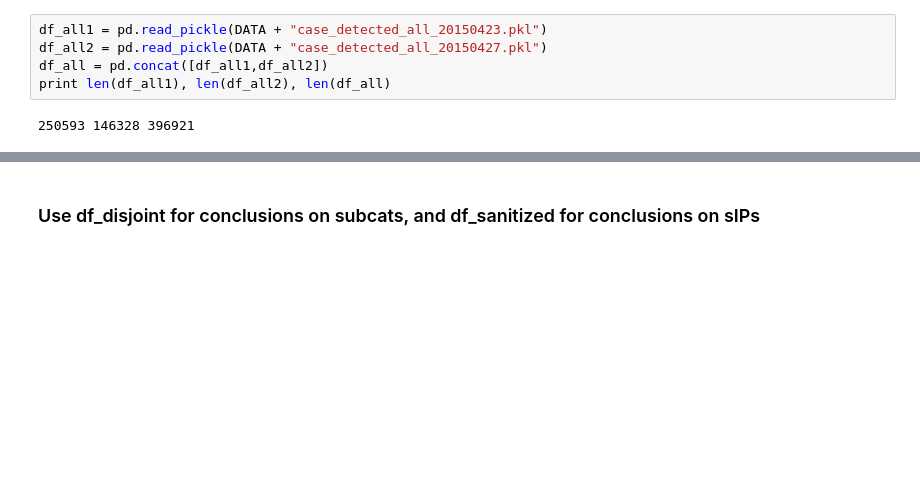
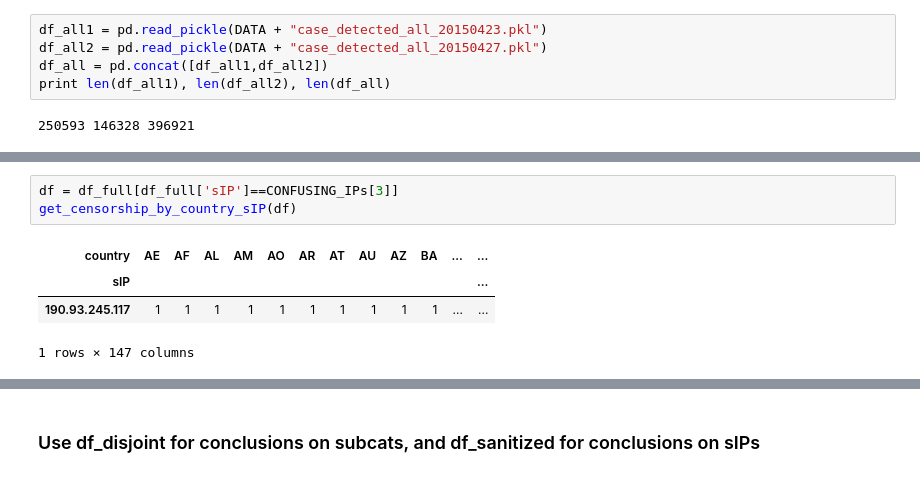
Before and after one commit to shahifaqeer/spooky-analyzer, a Jupyter notebook: PlottingResults-20150429.ipynb, the cells around one changed output, grey strips where cells are left out. Cells and saved outputs as stored; diff of their text form; blank space fills up the shorter version.

```diff
--- a/PlottingResults-20150429.ipynb
+++ b/PlottingResults-20150429.ipynb
@@ -65,0 +239,8 @@ print len(df_all1), len(df_all2), len(df_all)
+# %%
+df = df_full[df_full['sIP']==CONFUSING_IPs[3]]
+get_censorship_by_country_sIP(df)
+# %% [output]
+| country | AE | AF | AL | AM | AO | AR | AT | AU | AZ | BA | ... | ... |
+| sIP |  |  |  |  |  |  |  |  |  |  |  | ... |
+| 190.93.245.117 | 1 | 1 | 1 | 1 | 1 | 1 | 1 | 1 | 1 | 1 | ... | ... |
+1 rows × 147 columns
```
Also changed, not shown: parts of 26 cells of this notebook, 10 other files.
